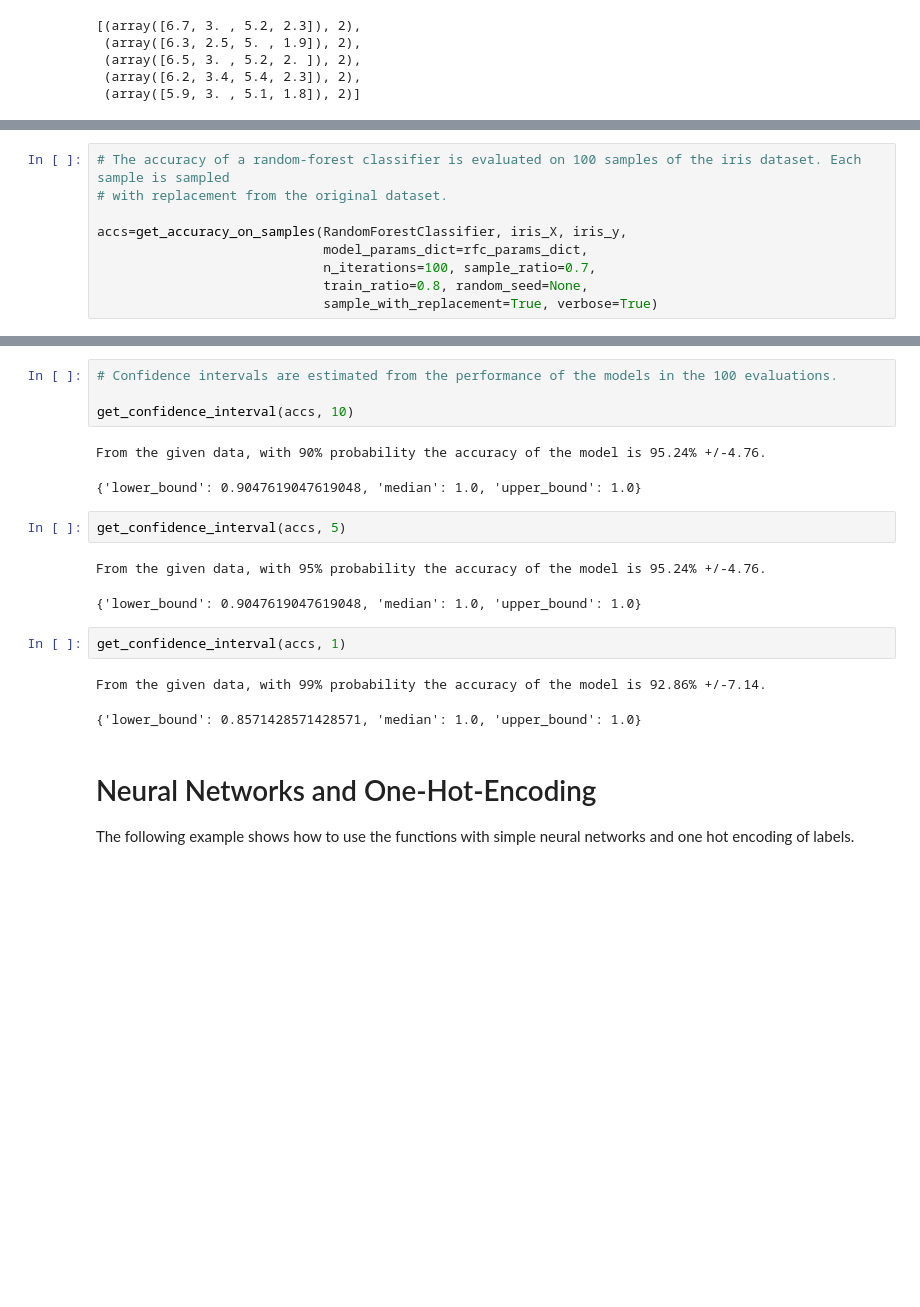
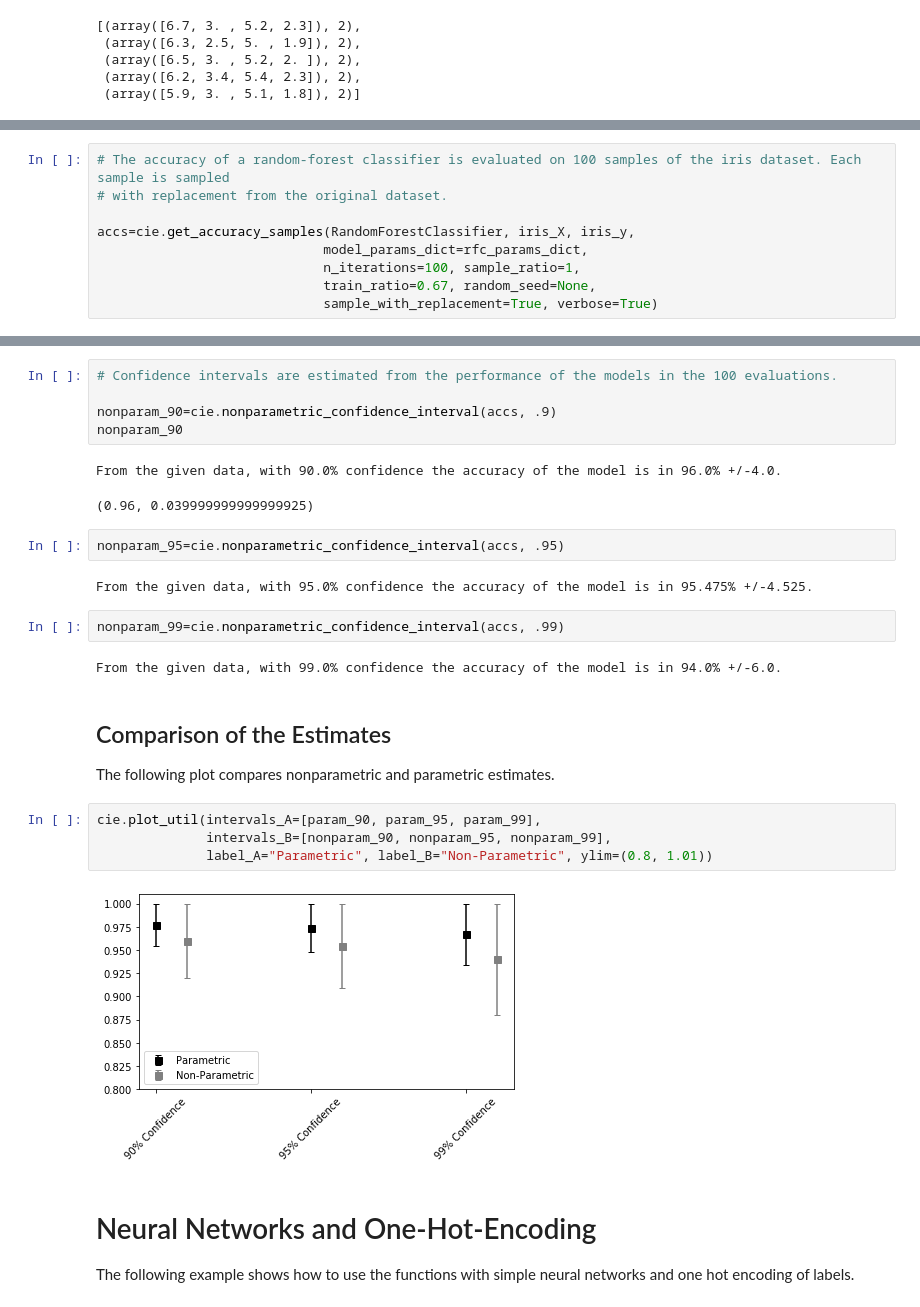
Before and after one commit to GiovanniCiampi/confidence_interval_estimator_ML, a Jupyter notebook: Notebook.ipynb, the cells around one changed output, grey strips where cells are left out. Cells and saved outputs as stored; diff of their text form; blank space fills up the shorter version.

```diff
--- a/Notebook.ipynb
+++ b/Notebook.ipynb
@@ -53,10 +164,10 @@ rfc_params_dict = {"n_estimators":20, "max_depth":3}
 # The accuracy of a random-forest classifier is evaluated on 100 samples of the iris dataset. Each sample is sampled
 # with replacement from the original dataset.
 
-accs=get_accuracy_on_samples(RandomForestClassifier, iris_X, iris_y,
+accs=cie.get_accuracy_samples(RandomForestClassifier, iris_X, iris_y,
                              model_params_dict=rfc_params_dict,
-                             n_iterations=100, sample_ratio=0.7,
-                             train_ratio=0.8, random_seed=None,
+                             n_iterations=100, sample_ratio=1,
+                             train_ratio=0.67, random_seed=None,
                              sample_with_replacement=True, verbose=True)
 # %% [output]
 Evaluating model on 100 samples of (X, y).
@@ -73,20 +180,28 @@ will be used to train the model, while the remaining 21 elements to test its acc
 # %%
 # Confidence intervals are estimated from the performance of the models in the 100 evaluations.
 
-get_confidence_interval(accs, 10)
+nonparam_90=cie.nonparametric_confidence_interval(accs, .9)
+nonparam_90
 # %% [output]
-From the given data, with 90% probability the accuracy of the model is 95.24% +/-4.76.
+From the given data, with 90.0% confidence the accuracy of the model is in 96.0% +/-4.0.
-{'lower_bound': 0.9047619047619048, 'median': 1.0, 'upper_bound': 1.0}
+(0.96, 0.039999999999999925)
-# %%
-get_confidence_interval(accs, 5)
-# %% [output]
-From the given data, with 95% probability the accuracy of the model is 95.24% +/-4.76.
-{'lower_bound': 0.9047619047619048, 'median': 1.0, 'upper_bound': 1.0}
-# %%
-get_confidence_interval(accs, 1)
-# %% [output]
-From the given data, with 99% probability the accuracy of the model is 92.86% +/-7.14.
-{'lower_bound': 0.8571428571428571, 'median': 1.0, 'upper_bound': 1.0}
+# %%
+nonparam_95=cie.nonparametric_confidence_interval(accs, .95)
+# %% [output]
+From the given data, with 95.0% confidence the accuracy of the model is in 95.475% +/-4.525.
+# %%
+nonparam_99=cie.nonparametric_confidence_interval(accs, .99)
+# %% [output]
+From the given data, with 99.0% confidence the accuracy of the model is in 94.0% +/-6.0.
+# %% [markdown]
+## Comparison of the Estimates
+The following plot compares nonparametric and parametric estimates.
+# %%
+cie.plot_util(intervals_A=[param_90, param_95, param_99],
+              intervals_B=[nonparam_90, nonparam_95, nonparam_99],
+              label_A="Parametric", label_B="Non-Parametric", ylim=(0.8, 1.01))
+# %% [output]
+[figure, added]
 # %% [markdown]
 # Neural Networks and One-Hot-Encoding
 The following example shows how to use the functions with simple neural networks and one hot encoding of labels.
```
Also changed, not shown: parts of 72 cells of this notebook, 1 other file.
